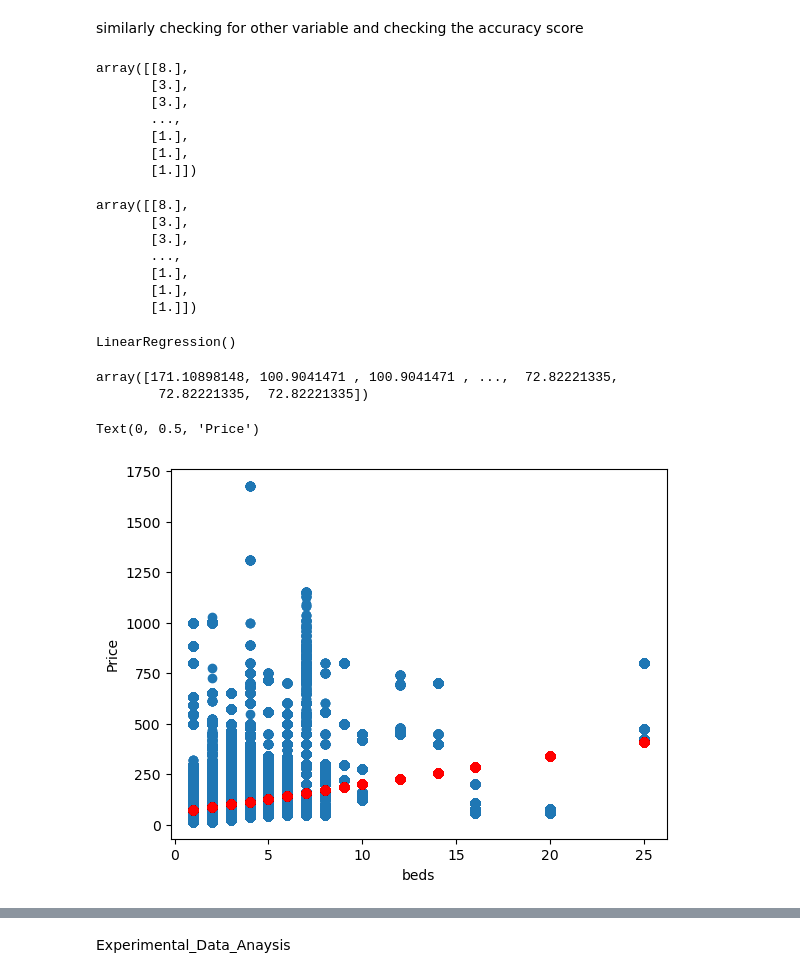
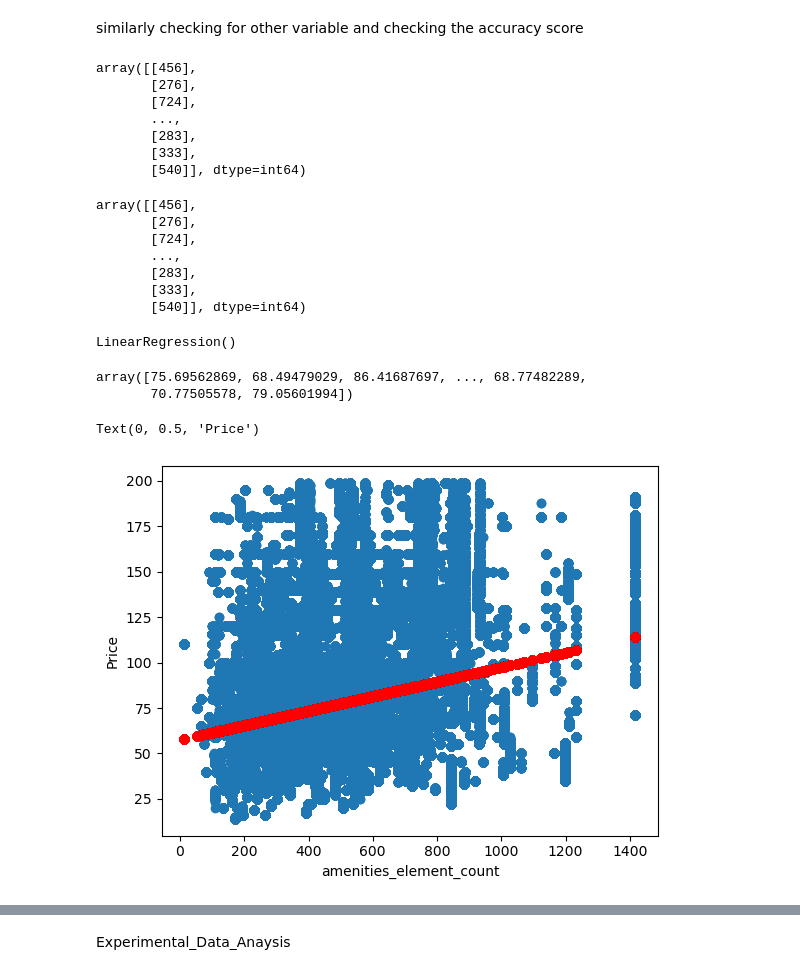
Before and after one commit to siroi97/HV_capstone_airbnb, a Jupyter notebook: Air_BNB_Python_file.ipynb, the cells around one changed output, grey strips where cells are left out. Drawn from its saved outputs; the diff is of its cells as text; code cells hidden in the pictures.

```diff
--- a/Air_BNB_Python_file.ipynb
+++ b/Air_BNB_Python_file.ipynb
@@ -1202,46 +1233,46 @@ print(score*100,'%')
 # %% [markdown]
 similarly checking for other variable and checking the accuracy score
 # %%
-x=df['beds']
-y=df['price']
+x1=df['amenities_element_count']
+y1=df['price']
 # %%
-x_train,x_test,y_train,y_test=train_test_split(x,y,test_size=0.3, random_state=23)
-x_train=np.array(x_train).reshape(-1,1)
-x_train
+x1_train,x1_test,y1_train,y1_test=train_test_split(x1,y1,test_size=0.3, random_state=23)
+x1_train=np.array(x1_train).reshape(-1,1)
+x1_train
 # %% [output]
-array([[8.],
-       [3.],
-       [3.],
+array([[456],
+       [276],
+       [724],
        ...,
-       [1.],
-       [1.],
-       [1.]])
+       [283],
+       [333],
+       [540]], dtype=int64)
 # %%
-x_test=np.array(x_train).reshape(-1,1)
-x_test
+x1_test=np.array(x1_train).reshape(-1,1)
+x1_test
 # %% [output]
-array([[8.],
-       [3.],
-       [3.],
+array([[456],
+       [276],
+       [724],
        ...,
-       [1.],
-       [1.],
-       [1.]])
+       [283],
+       [333],
+       [540]], dtype=int64)
 # %%
-lr.fit(x_train,y_train)
+lr.fit(x1_train,y1_train)
 # %% [output]
 LinearRegression()
-# %%
-y_pred_train=lr.predict(x_train)
-y_pred_train
-# %% [output]
-array([171.10898148, 100.9041471 , 100.9041471 , ...,  72.82221335,
-        72.82221335,  72.82221335])
+# %%
+y1_pred_train=lr.predict(x1_train)
+y1_pred_train
+# %% [output]
+array([75.69562869, 68.49479029, 86.41687697, ..., 68.77482289,
+       70.77505578, 79.05601994])
 # %%
-plt.scatter(x_train,y_train)
-plt.scatter(x_train,y_pred_train,color='red')
-plt.xlabel('beds')
+plt.scatter(x1_train,y1_train)
+plt.scatter(x1_train,y1_pred_train,color='red')
+plt.xlabel('amenities_element_count')
 plt.ylabel('Price')
 # %% [output]
 Text(0, 0.5, 'Price')
-[figure, old version]
+[figure, new version]
```
Also changed, not shown: parts of 69 cells of this notebook.
